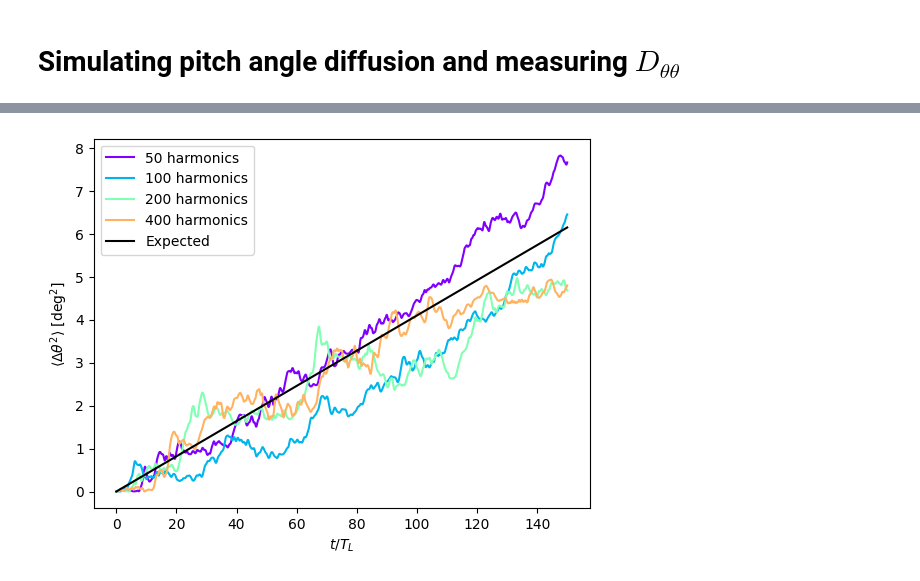
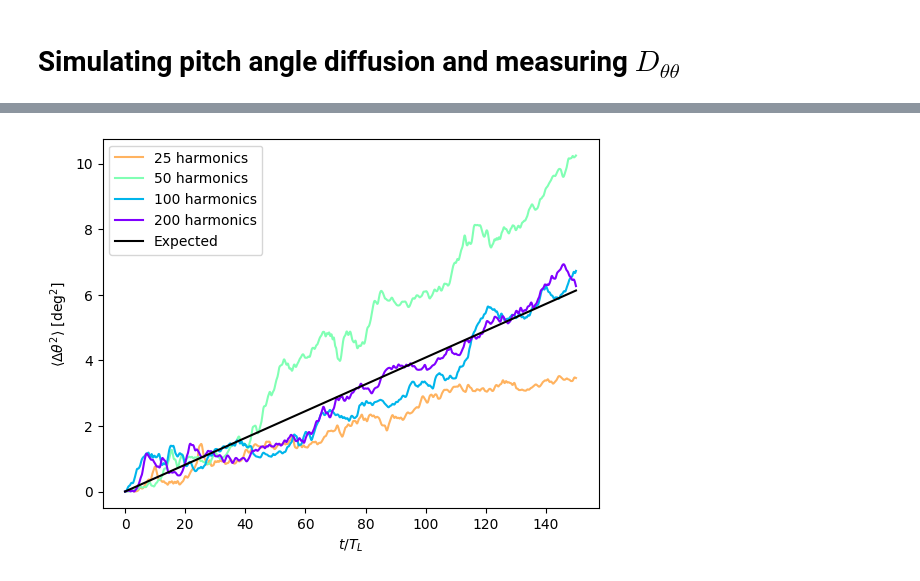
Before and after one commit to nj-vs-vh/gssi-he-th, a Jupyter notebook: Pitch Angle Diffusion Simulation.ipynb, the cells around one changed output, grey strips where cells are left out. Drawn from its saved outputs; the diff is of its cells as text; code cells hidden in the pictures.

```diff
--- a/Pitch Angle Diffusion Simulation.ipynb
+++ b/Pitch Angle Diffusion Simulation.ipynb
@@ -421,7 +423,7 @@ mfs = [
         n_harmonics=n_harmonics,
         theta_halfwidth=15 * u.deg,
     )
-    for n_harmonics in [50, 100, 200, 400]
+    for n_harmonics in sorted([25, 50, 100, 200], reverse=True)
 ]
 
 
@@ -458,7 +460,7 @@ plt.show()
 fig, ax = plt.subplots()
 ax: plt.Axes
 
-for resonant_harmonic_idx, (mf, trajectories) in enumerate(zip(mfs, trajectory_series)):
+for resonant_harmonic_idx, (mf, trajectories) in reversed(list(enumerate(zip(mfs, trajectory_series)))):
     color = cmap(resonant_harmonic_idx / len(trajectory_series))
     n_harmonics = mf.deltaB.size
     thetas_ensemble = np.vstack(tuple(t.theta for t in trajectories))
@@ -474,31 +476,31 @@ for resonant_harmonic_idx, (mf, trajectories) in enumerate(zip(mfs, trajectory_s
     delta_k_mean = np.mean(np.diff(mf.k))
     # ax.plot(
     #     t / particle.T_L,
     #     particle.Omega_L
     #     * ((mf.deltaB[0]) / B0).decompose()
     #     * (delta_k_mean / particle.k_res)
     #     / np.tan(particle.theta)
     #     * t
     #     * u.rad**2,
     #     color=color,
     #     linestyle="--",
     # )
 
 ax.plot(
     t / particle.T_L,
     (np.pi)
     * particle.Omega_L
     * ((mf.deltaB[0]) / B0).decompose() ** 2
     * (particle.k_res / delta_k_mean)
     * t
     * u.rad**2,
     color="k",
     label=f"Expected",
 )
 
 label_axes(ax, "t / T_L", "\\langle \\Delta \\theta^2 \\rangle")
 # ax.set_yscale("log")
 ax.legend()
 plt.show()
 # %% [output]
-[figure, old version]
+[figure, new version]
```
Also changed, not shown: parts of 3 cells of this notebook.
